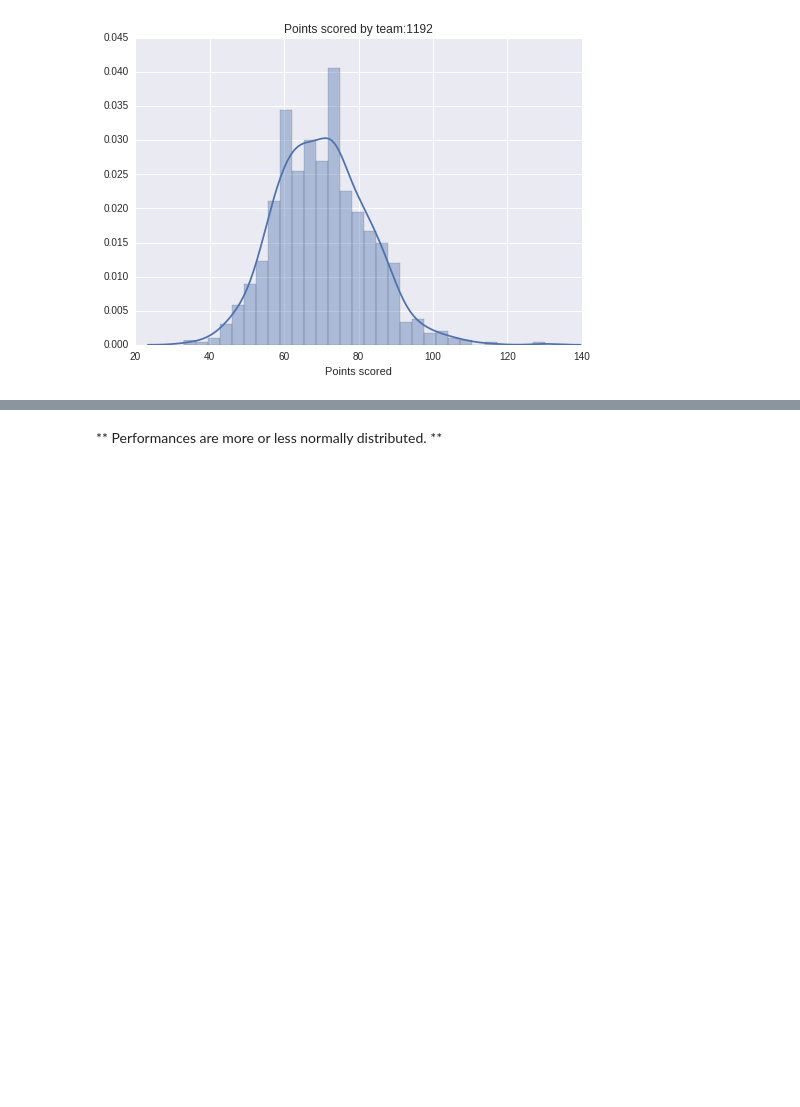
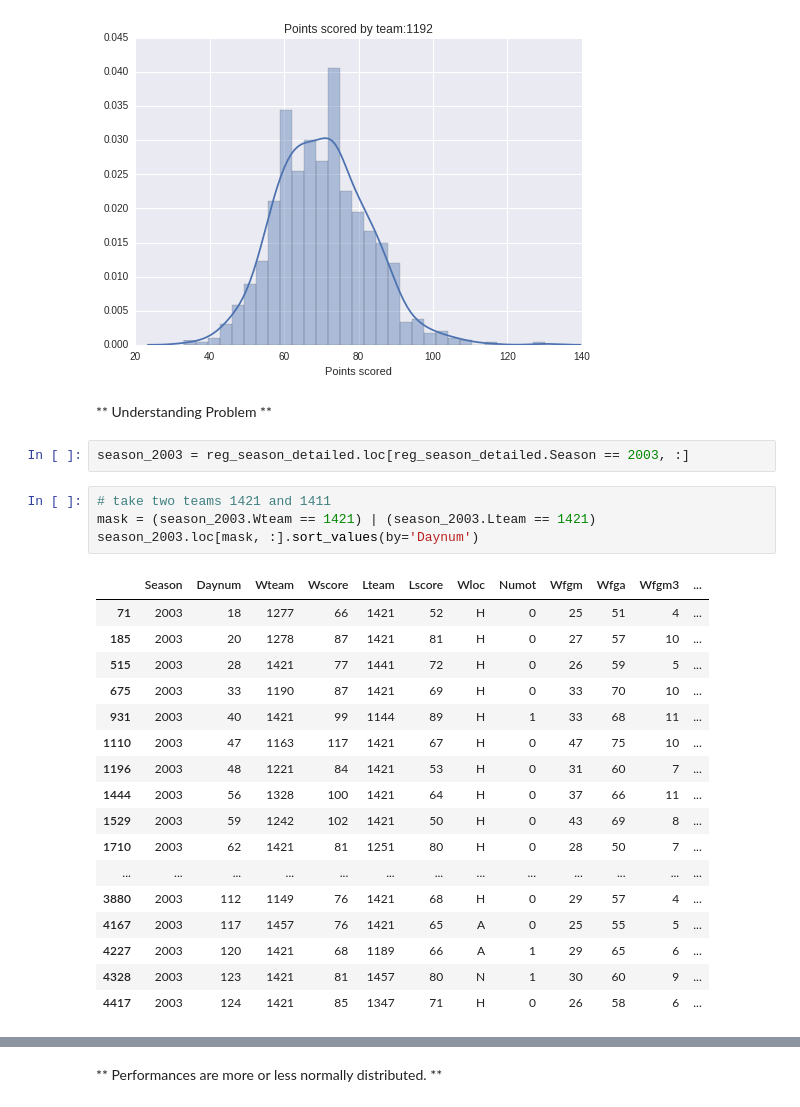
Before and after one commit to numb3r33/March-Madness, a Jupyter notebook: notebooks/PolyaMethod.ipynb, the cells around one changed output, grey strips where cells are left out. Cells and saved outputs as stored; diff of their text form; blank space fills up the shorter version.

```diff
--- a/notebooks/PolyaMethod.ipynb
+++ b/notebooks/PolyaMethod.ipynb
@@ -184,3 +184,29 @@ team_perf = get_team_performance(reg_season_compact, 1192)
 plot_point_distribution(team_perf, 1192)
 # %% [output]
 [figure]
+# %% [markdown]
+** Understanding Problem **
+# %%
+season_2003 = reg_season_detailed.loc[reg_season_detailed.Season == 2003, :]
+# %%
+# take two teams 1421 and 1411
+mask = (season_2003.Wteam == 1421) | (season_2003.Lteam == 1421)
+season_2003.loc[mask, :].sort_values(by='Daynum')
+# %% [output]
+|  | Season | Daynum | Wteam | Wscore | Lteam | Lscore | Wloc | Numot | Wfgm | Wfga | Wfgm3 | ... |
+| 71 | 2003 | 18 | 1277 | 66 | 1421 | 52 | H | 0 | 25 | 51 | 4 | ... |
+| 185 | 2003 | 20 | 1278 | 87 | 1421 | 81 | H | 0 | 27 | 57 | 10 | ... |
+| 515 | 2003 | 28 | 1421 | 77 | 1441 | 72 | H | 0 | 26 | 59 | 5 | ... |
+| 675 | 2003 | 33 | 1190 | 87 | 1421 | 69 | H | 0 | 33 | 70 | 10 | ... |
+| 931 | 2003 | 40 | 1421 | 99 | 1144 | 89 | H | 1 | 33 | 68 | 11 | ... |
+| 1110 | 2003 | 47 | 1163 | 117 | 1421 | 67 | H | 0 | 47 | 75 | 10 | ... |
+| 1196 | 2003 | 48 | 1221 | 84 | 1421 | 53 | H | 0 | 31 | 60 | 7 | ... |
+| 1444 | 2003 | 56 | 1328 | 100 | 1421 | 64 | H | 0 | 37 | 66 | 11 | ... |
+| 1529 | 2003 | 59 | 1242 | 102 | 1421 | 50 | H | 0 | 43 | 69 | 8 | ... |
+| 1710 | 2003 | 62 | 1421 | 81 | 1251 | 80 | H | 0 | 28 | 50 | 7 | ... |
+| ... | ... | ... | ... | ... | ... | ... | ... | ... | ... | ... | ... | ... |
+| 3880 | 2003 | 112 | 1149 | 76 | 1421 | 68 | H | 0 | 29 | 57 | 4 | ... |
+| 4167 | 2003 | 117 | 1457 | 76 | 1421 | 65 | A | 0 | 25 | 55 | 5 | ... |
+| 4227 | 2003 | 120 | 1421 | 68 | 1189 | 66 | A | 1 | 29 | 65 | 6 | ... |
+| 4328 | 2003 | 123 | 1421 | 81 | 1457 | 80 | N | 1 | 30 | 60 | 9 | ... |
+| 4417 | 2003 | 124 | 1421 | 85 | 1347 | 71 | H | 0 | 26 | 58 | 6 | ... |
```
Also changed, not shown: parts of 5 cells of this notebook, 9 other files.
